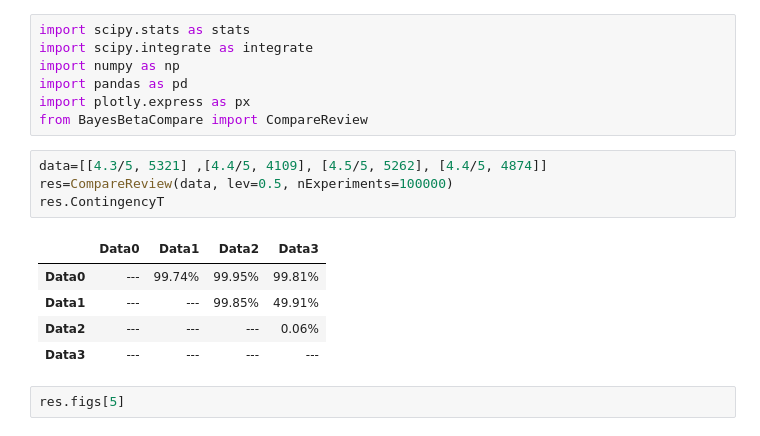
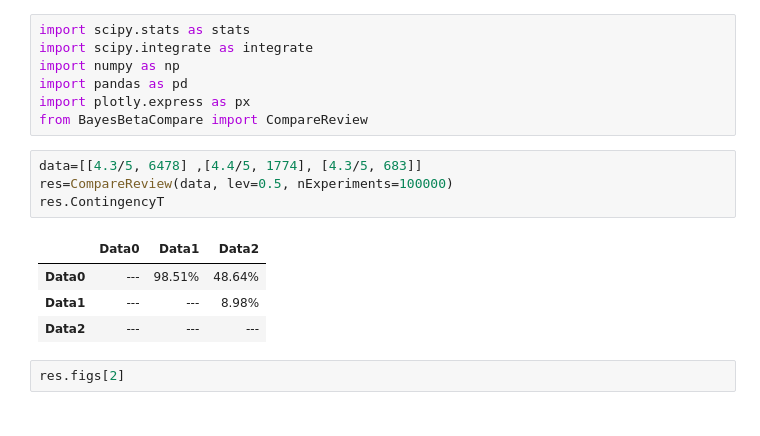
Before and after one commit to TLdgh/Bayesian_Binomial, a Jupyter notebook: BayesBetaCompare.ipynb, the cells around one changed output. Drawn from its saved outputs; the diff is of its cells as text.

```diff
--- a/BayesBetaCompare.ipynb
+++ b/BayesBetaCompare.ipynb
@@ -6,14 +6,13 @@ import pandas as pd
 import plotly.express as px
 from BayesBetaCompare import CompareReview
 # %%
-data=[[4.3/5, 5321] ,[4.4/5, 4109], [4.5/5, 5262], [4.4/5, 4874]]
+data=[[4.3/5, 6478] ,[4.4/5, 1774], [4.3/5, 683]]
 res=CompareReview(data, lev=0.5, nExperiments=100000)
 res.ContingencyT
 # %% [output]
-|  | Data0 | Data1 | Data2 | Data3 |
-| Data0 | --- | 99.74% | 99.95% | 99.81% |
-| Data1 | --- | --- | 99.85% | 49.91% |
-| Data2 | --- | --- | --- | 0.06% |
-| Data3 | --- | --- | --- | --- |
+|  | Data0 | Data1 | Data2 |
+| Data0 | --- | 98.51% | 48.64% |
+| Data1 | --- | --- | 8.98% |
+| Data2 | --- | --- | --- |
 # %%
-res.figs[5]
+res.figs[2]
```
